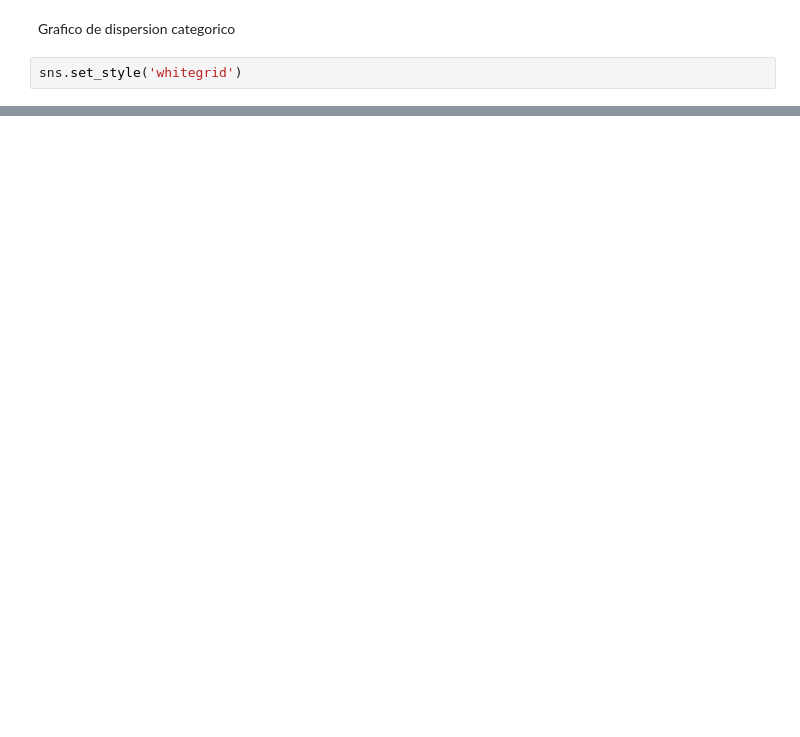
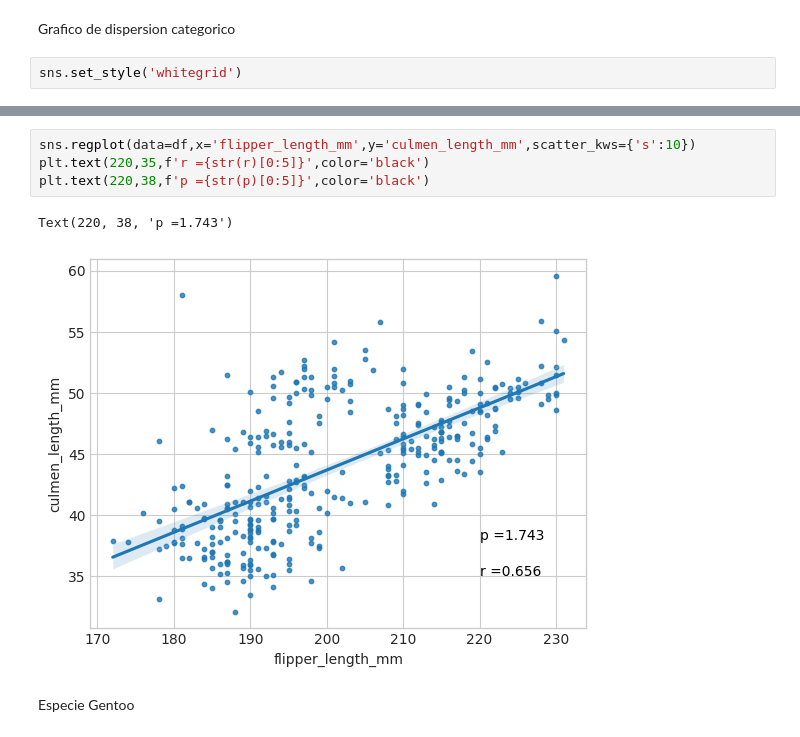
Before and after one commit to lromeror/DataVisualization, a Jupyter notebook: VisualMultiVariables/Multivariables.ipynb, the cells around one changed output, grey strips where cells are left out. Cells and saved outputs as stored; diff of their text form; blank space fills up the shorter version.

```diff
--- a/VisualMultiVariables/Multivariables.ipynb
+++ b/VisualMultiVariables/Multivariables.ipynb
@@ -60,0 +84,9 @@ sns.catplot(data=df,x='flipper_length_mm',y='species', hue='island')# Se ve cuan
+# %%
+sns.regplot(data=df,x='flipper_length_mm',y='culmen_length_mm',scatter_kws={'s':10})
+plt.text(220,35,f'r ={str(r)[0:5]}',color='black')
+plt.text(220,38,f'p ={str(p)[0:5]}',color='black')
+# %% [output]
+Text(220, 38, 'p =1.743')
+[figure, added]
+# %% [markdown]
+Especie Gentoo
```
Also changed, not shown: parts of 17 cells of this notebook.
